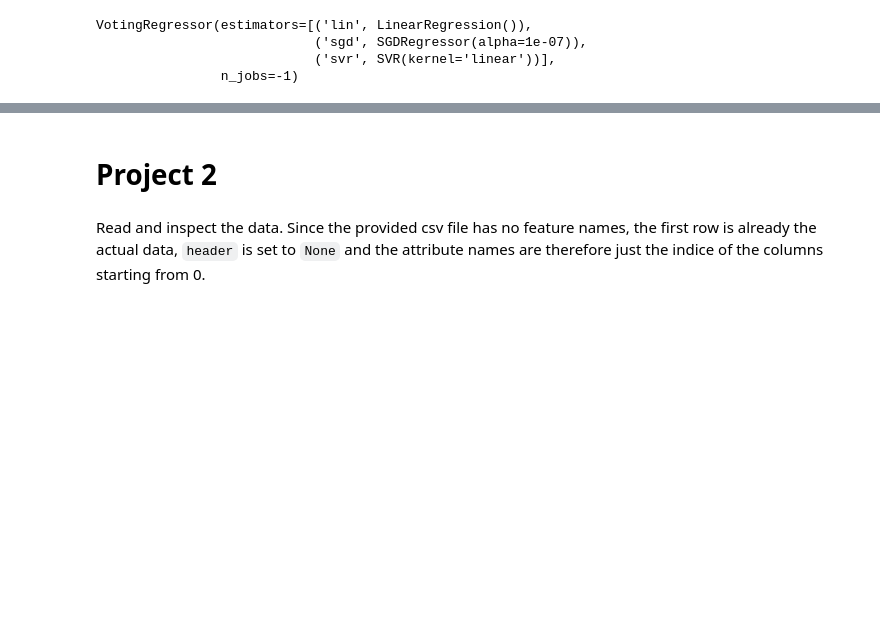
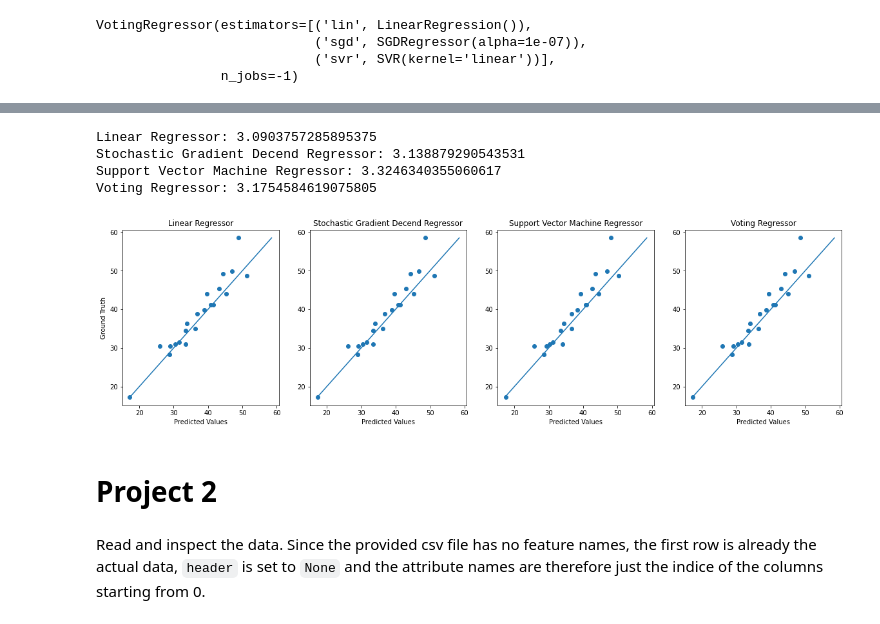
Before and after one commit to Kaiqi-Liang/CITS5508-Labs, a Jupyter notebook: labs/lab04/lab04.ipynb, the cells around one changed output, grey strips where cells are left out. Drawn from its saved outputs; the diff is of its cells as text; code cells hidden in the pictures; blank space fills up the shorter version.

```diff
--- a/labs/lab04/lab04.ipynb
+++ b/labs/lab04/lab04.ipynb
@@ -114,3 +106,28 @@ Voting Regressor: 2.9993976860210396
+# %%
+pyplot.figure(figsize=(20, 5))
+
+pyplot.subplot(141)
+pyplot.ylabel('Ground Truth')
+rmse = rmse_report(y_test, lin.predict(X_test), 'Linear Regressor')
+print(f"Linear Regressor: {rmse}")
+
+pyplot.subplot(142)
+rmse = rmse_report(y_test, sgd.predict(X_test), 'Stochastic Gradient Decend Regressor')
+print(f"Stochastic Gradient Decend Regressor: {rmse}")
+
+pyplot.subplot(143)
+rmse = rmse_report(y_test, svr.predict(X_test), 'Support Vector Machine Regressor')
+print(f"Support Vector Machine Regressor: {rmse}")
+
+pyplot.subplot(144)
+rmse = rmse_report(y_test, voting.predict(X_test), 'Voting Regressor')
+print(f"Voting Regressor: {rmse}")
+# %% [output]
+Linear Regressor: 3.0903757285895375
+Stochastic Gradient Decend Regressor: 3.138879290543531
+Support Vector Machine Regressor: 3.3246340355060617
+Voting Regressor: 3.1754584619075805
+[figure, added]
 # %% [markdown]
 # Project 2
 # %% [markdown]
```
Also changed, not shown: parts of 17 cells of this notebook.
